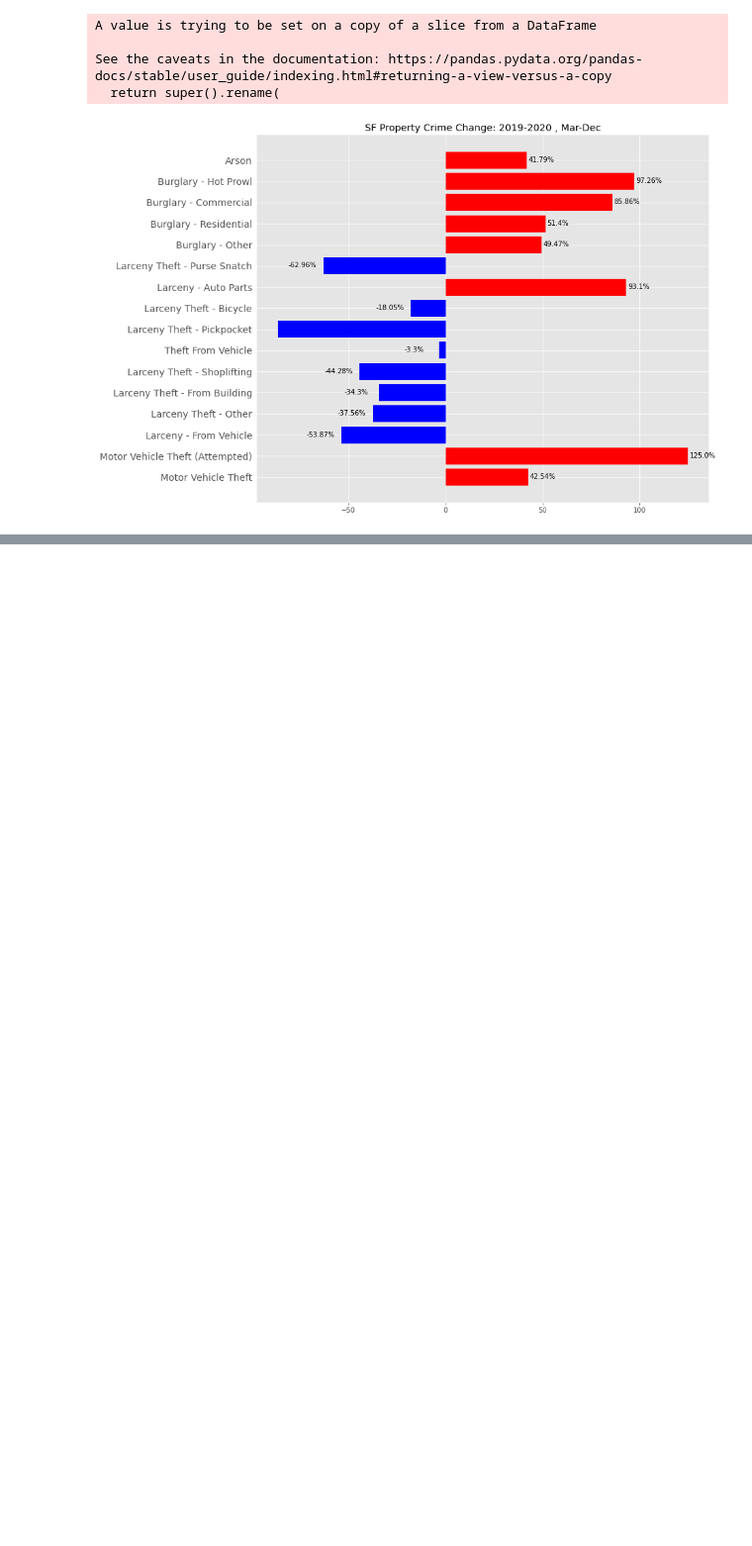
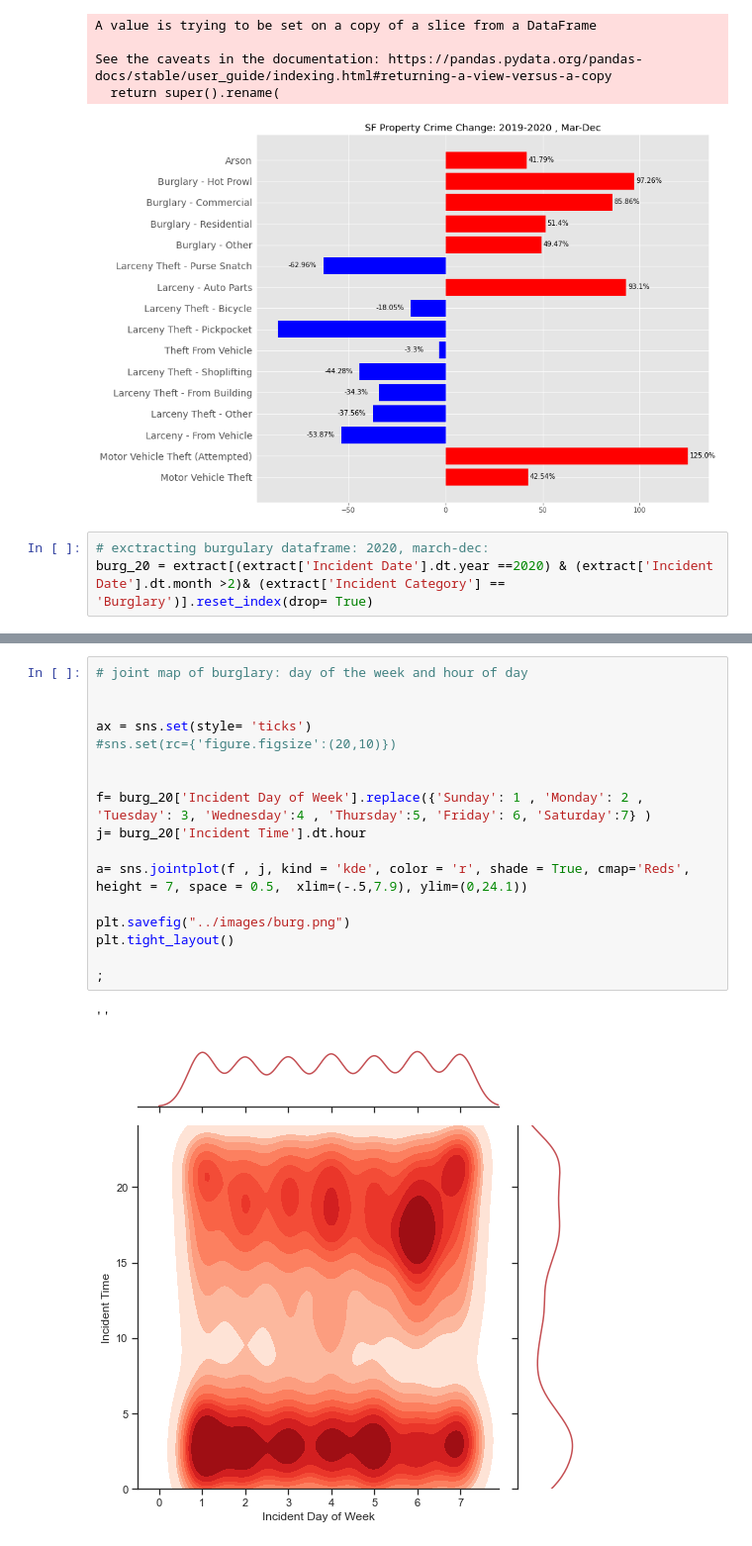
Before and after one commit to baharbiazar/San_Francisco_crime_EDA, a Jupyter notebook: src/sf_crime_analysis.ipynb, the cells around one changed output, grey strips where cells are left out. Shown at 99% size. Cells and saved outputs as stored; diff of their text form; blank space fills up the shorter version.

Commit message:
added graphs

```diff
--- a/src/sf_crime_analysis.ipynb
+++ b/src/sf_crime_analysis.ipynb
@@ -164,3 +164,6 @@ A value is trying to be set on a copy of a slice from a DataFrame
 See the caveats in the documentation: https://pandas.pydata.org/pandas-docs/stable/user_guide/indexing.html#returning-a-view-versus-a-copy
   return super().rename(
 [figure]
+# %%
+# exctracting burgulary dataframe: 2020, march-dec:
+burg_20 = extract[(extract['Incident Date'].dt.year ==2020) & (extract['Incident Date'].dt.month >2)& (extract['Incident Category'] == 'Burglary')].reset_index(drop= True)
@@ -166,0 +175,20 @@ See the caveats in the documentation: https://pandas.pydata.org/pandas-docs/stab
+# %%
+# joint map of burglary: day of the week and hour of day
+
+
+ax = sns.set(style= 'ticks')
+#sns.set(rc={'figure.figsize':(20,10)})
+
+
+f= burg_20['Incident Day of Week'].replace({'Sunday': 1 , 'Monday': 2 , 'Tuesday': 3, 'Wednesday':4 , 'Thursday':5, 'Friday': 6, 'Saturday':7} )
+j= burg_20['Incident Time'].dt.hour
+
+a= sns.jointplot(f , j, kind = 'kde', color = 'r', shade = True, cmap='Reds', height = 7, space = 0.5,  xlim=(-.5,7.9), ylim=(0,24.1))
+
+plt.savefig("../images/burg.png")
+plt.tight_layout()
+
+;
+# %% [output]
+''
+[figure, added]
```
Also changed, not shown: parts of 5 cells of this notebook, 4 other files.
